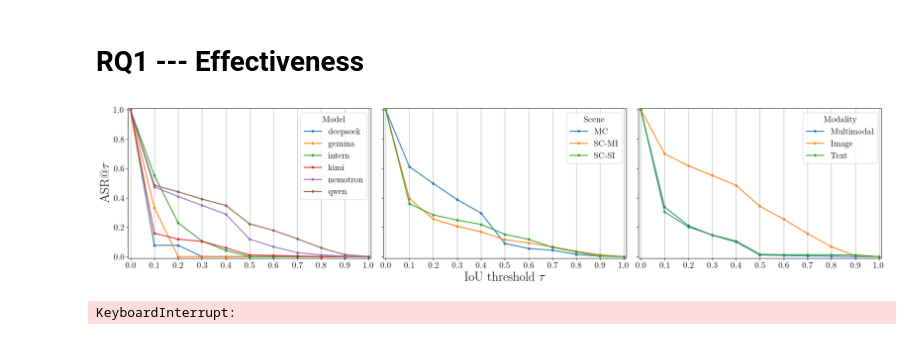
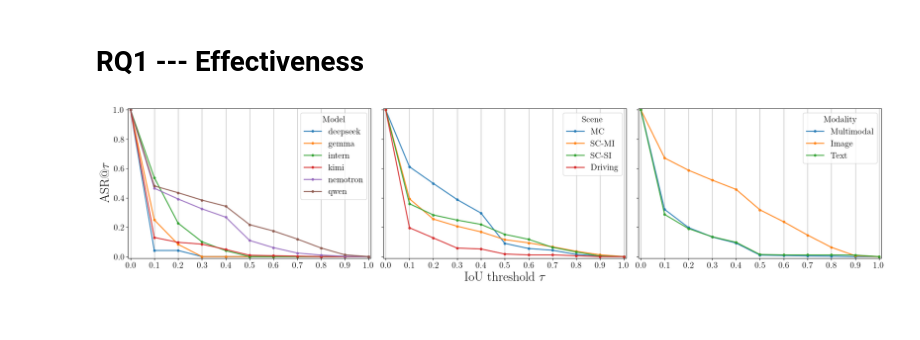
Before and after one commit to oliverweissl/SMOO, a Jupyter notebook: experiments/RQ1_Effectiveness.ipynb, the cells around one changed output. Drawn from its saved outputs; the diff is of its cells as text; code cells hidden in the pictures.

Commit message:
Upd analyis + Udacity

```diff
--- a/experiments/RQ1_Effectiveness.ipynb
+++ b/experiments/RQ1_Effectiveness.ipynb
@@ -62,6 +62,7 @@ SCENE_ALIAS = {
     "multi": "MC",
     "single/multi": "SC-MI",
     "single/solo": "SC-SI",
+    "udacity": "Driving"
 }
 
 ax = axes[1]
@@ -87,34 +88,34 @@ ax.grid(axis="x")
 
 # 3) By modality
 MODALITY_ALIAS = {
     "multi": "Multimodal",
     "image": "Image",
     "text": "Text",
 }
 
 ax = axes[2]
 for modality, label in MODALITY_ALIAS.items():
     sub = df_opt[df_opt["genome_mode"] == modality]
     if sub.empty:
         continue
     ax.plot(
         THRESHOLDS,
         [(sub["final_iou"] >= t).mean() for t in THRESHOLDS],
         lw=2,
         label=label,
         alpha=0.85,
         marker="o",
         markersize=4,
     )
 # ax.set_xlabel(r'IoU threshold $\tau$')
 ax.set_xticks(THRESHOLDS)
 ax.set_xlim(-0.01, 1.01)
 ax.set_ylim(-0.01, 1.01)
 ax.legend(title="Modality")
 ax.grid(axis="x")
 plt.savefig("figures/curves_rq1.pdf", dpi=200, bbox_inches="tight")
 # %% [output]
-[figure, old version]
+[figure, new version]
 # %%
 df_opt = compute_image_metrics(df_opt)
 
@@ -124,6 +125,7 @@ SCENES = [
     ("MC", "multi"),
     ("SC-MI", "single/multi"),
     ("SC-SI", "single/solo"),
+    ("Driving", "udacity"),
 ]
 
 GENOME_MODES = [
@@ -136,7 +138,7 @@ GENOME_MODES = [
 def format_mean_std(
     mean: float,
     std: float,
-    decimals: int = 3,
+    decimals: int = 2,
 ) -> str:
     if pd.isna(mean):
         return "---"
@@ -170,6 +172,7 @@ for model in sorted(df_all["model"].dropna().unique()):
                 "scene": scene,
                 "genome_mode": genome_mode,
                 "fail_rate": f"{fail_rate:.2f}" if not pd.isna(fail_rate) else "---",
+                "frac10": "---",
                 "frac25": "---",
                 "frac50": "---",
                 "ssim": "---",
@@ -177,6 +180,7 @@ for model in sorted(df_all["model"].dropna().unique()):
             }
 
             if not sub_all.empty and fail_rate <= 0.90 and not sub_opt.empty:
+                record["frac10"] = f"{(sub_all['final_iou'] <= 0.10).mean():.2f}"
                 record["frac25"] = f"{(sub_all['final_iou'] <= 0.25).mean():.2f}"
                 record["frac50"] = f"{(sub_all['final_iou'] <= 0.50).mean():.2f}"
 
@@ -205,8 +209,6 @@ for model in sorted(df_all["model"].dropna().unique()):
             records.append(record)
 
 effectiveness_df = pd.DataFrame(records)
-# %% [output]
-KeyboardInterrupt:
 # %%
 effectiveness_df["fail_rate"] = pd.to_numeric(
     effectiveness_df["fail_rate"],
```
Also changed, not shown: parts of 2 cells of this notebook, 16 other files.
